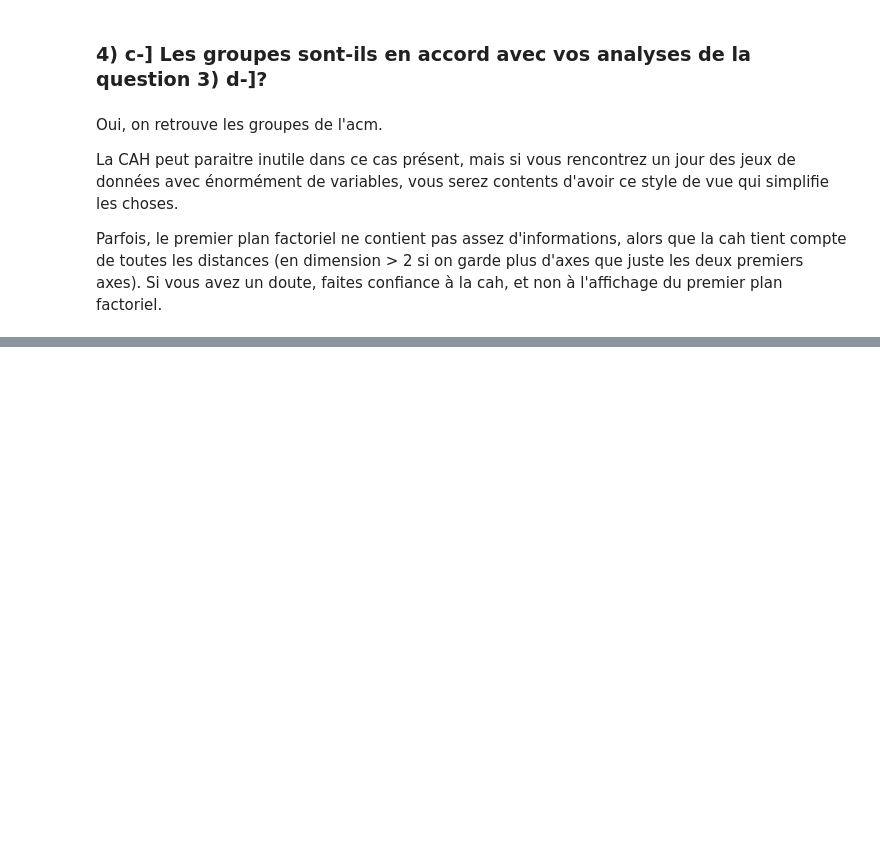
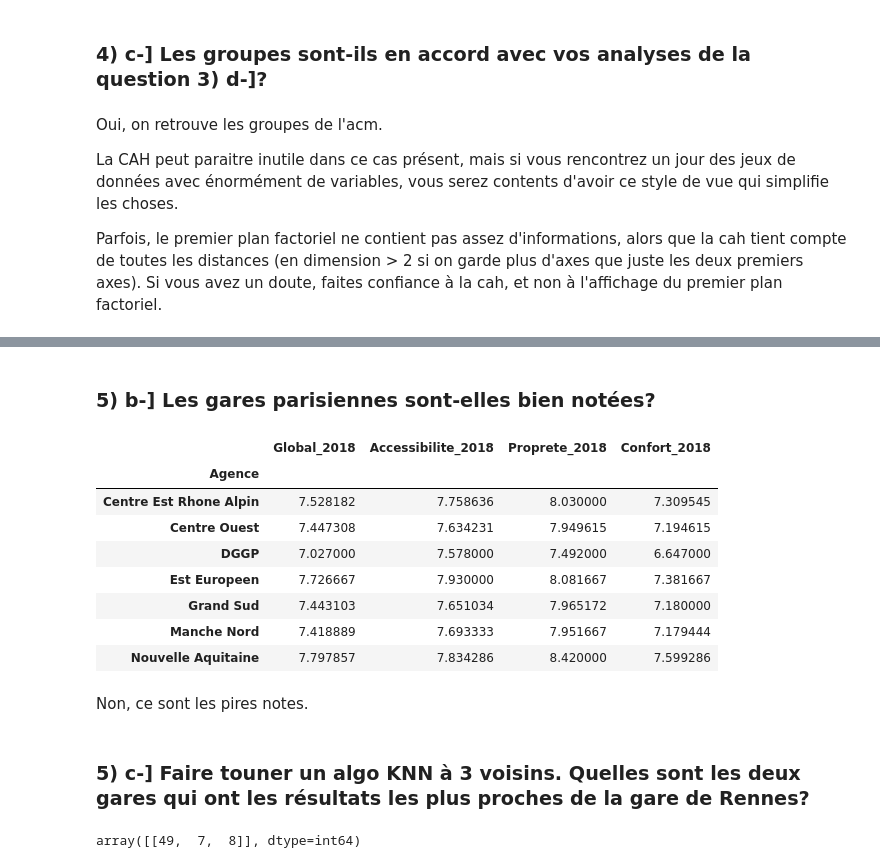
Before and after one commit to Sarah-Piet/modelisation_des_problemes_scientifiques-, a Jupyter notebook: Corrections/Correction TP2 - La satisfaction de la clientèle de la SNCF.ipynb, the cells around one changed output, grey strips where cells are left out. Cells and saved outputs as stored; diff of their text form; code cells hidden in the pictures; blank space fills up the shorter version.

```diff
--- a/Corrections/Correction TP2 - La satisfaction de la clientèle de la SNCF.ipynb
+++ b/Corrections/Correction TP2 - La satisfaction de la clientèle de la SNCF.ipynb
@@ -271,0 +287,18 @@ Parfois, le premier plan factoriel ne contient pas assez d'informations, alors q
+# %% [markdown]
+### 5) b-] Les gares parisiennes sont-elles bien notées?
+# %%
+gare.groupby('Agence').mean()
+# %% [output]
+|  | Global_2018 | Accessibilite_2018 | Proprete_2018 | Confort_2018 |
+| Agence |  |  |  |  |
+| Centre Est Rhone Alpin | 7.528182 | 7.758636 | 8.030000 | 7.309545 |
+| Centre Ouest | 7.447308 | 7.634231 | 7.949615 | 7.194615 |
+| DGGP | 7.027000 | 7.578000 | 7.492000 | 6.647000 |
+| Est Europeen | 7.726667 | 7.930000 | 8.081667 | 7.381667 |
+| Grand Sud | 7.443103 | 7.651034 | 7.965172 | 7.180000 |
+| Manche Nord | 7.418889 | 7.693333 | 7.951667 | 7.179444 |
+| Nouvelle Aquitaine | 7.797857 | 7.834286 | 8.420000 | 7.599286 |
+# %% [markdown]
+Non, ce sont les pires notes.
+# %% [markdown]
+### 5) c-] Faire touner un algo KNN à 3 voisins. Quelles sont les deux gares qui ont les résultats les plus proches de la gare de Rennes?
@@ -271,0 +313,5 @@ Parfois, le premier plan factoriel ne contient pas assez d'informations, alors q
+# %%
+indiceRennes = np.where(gare['Gare']=='RENNES')[0]
+indices[indiceRennes]
+# %% [output]
+array([[49,  7,  8]], dtype=int64)
```
Also changed, not shown: parts of 16 cells of this notebook.
